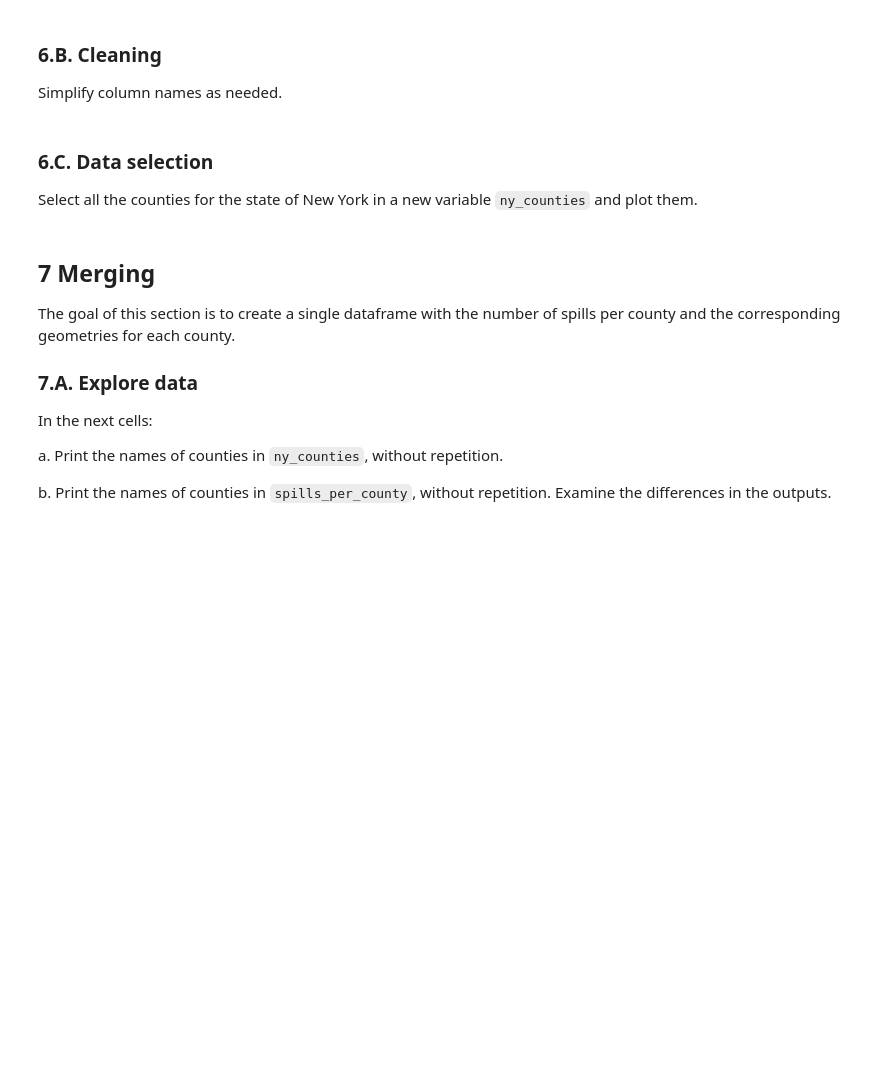
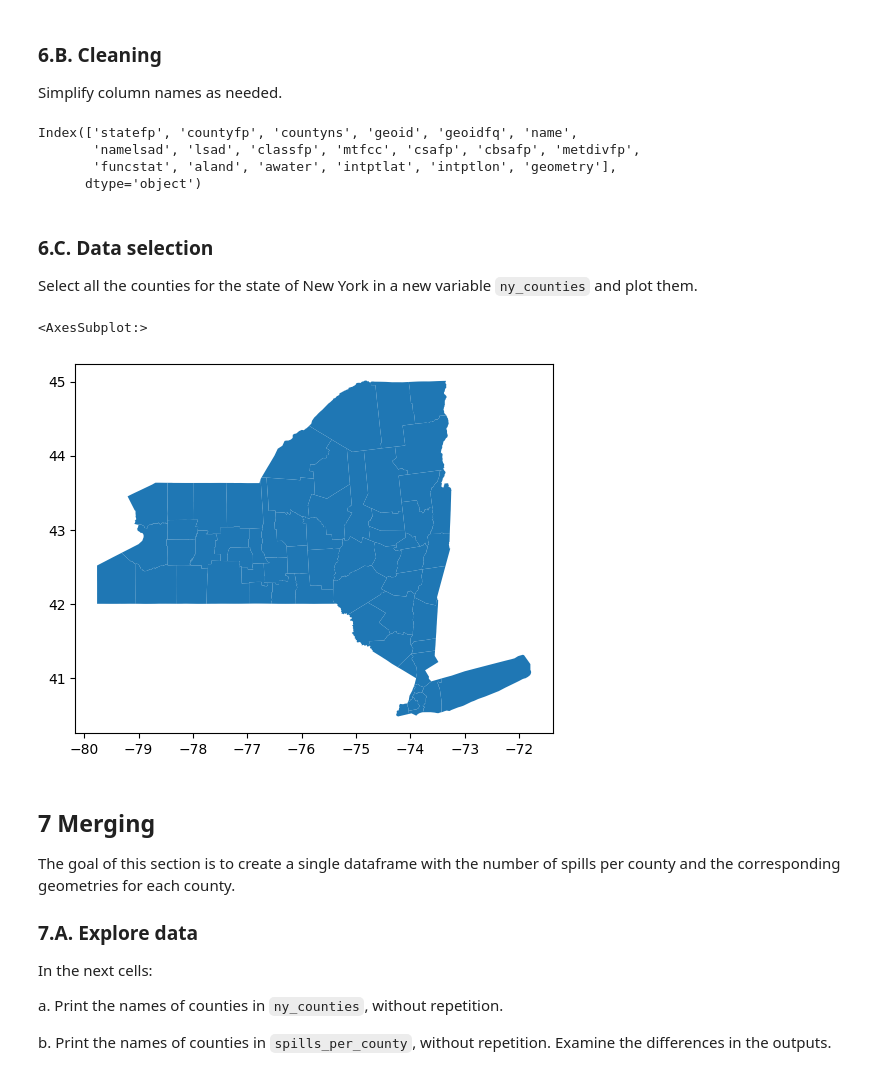
Before and after one commit to rfswick/eds220-hwk3, a Jupyter notebook: hwk3-task2-oil-spills.ipynb, the cells around one changed output. Drawn from its saved outputs; the diff is of its cells as text; code cells hidden in the pictures; blank space fills up the shorter version.

```diff
--- a/hwk3-task2-oil-spills.ipynb
+++ b/hwk3-task2-oil-spills.ipynb
@@ -356,3 +354,12 @@ Simplify column names as needed.
+# %%
+# Simply column names to lower snake case
+counties.columns = counties.columns.str.lower().str.replace(' ', '_')
+counties.columns
+# %% [output]
+Index(['statefp', 'countyfp', 'countyns', 'geoid', 'geoidfq', 'name',
+       'namelsad', 'lsad', 'classfp', 'mtfcc', 'csafp', 'cbsafp', 'metdivfp',
+       'funcstat', 'aland', 'awater', 'intptlat', 'intptlon', 'geometry'],
+      dtype='object')
 # %% [markdown]
 ### 6.C. Data selection
 
@@ -362,3 +367,12 @@ Select all the counties for the state of New York in a new variable `ny_counties
+# %%
+# New York counties
+ny_counties = counties[counties.statefp == '36']
+
+# Plot of New York Counties
+ny_counties.plot()
+# %% [output]
+<AxesSubplot:>
+[figure, added]
 # %% [markdown]
 ## 7 Merging
 
```
Also changed, not shown: parts of 2 cells of this notebook.
